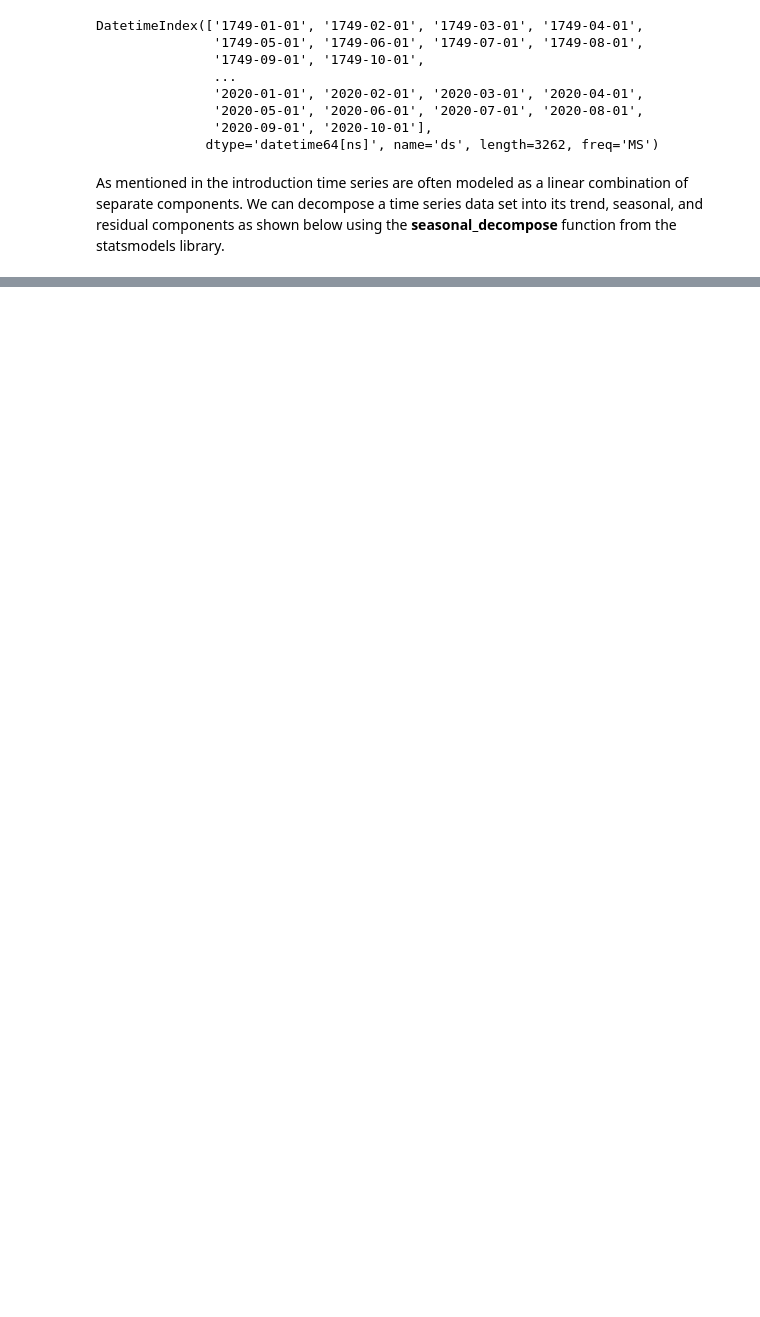
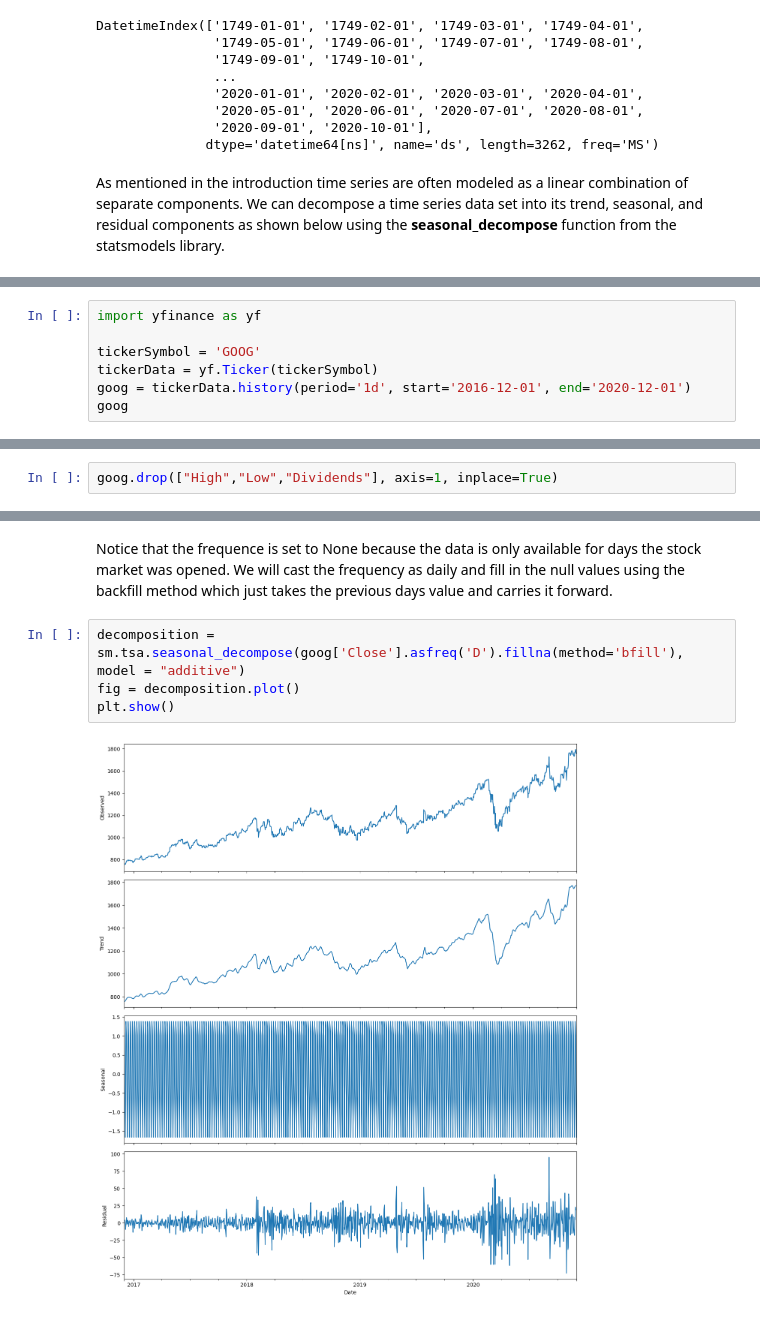
Before and after one commit to cristobalmitchell/Time-Series-Forecasting, a Jupyter notebook: time-series-forecasting.ipynb, the cells around one changed output, grey strips where cells are left out. Saved outputs shown, nothing was run; the diff lists cells and outputs as text; blank space fills up the shorter version.

```diff
--- a/time-series-forecasting.ipynb
+++ b/time-series-forecasting.ipynb
@@ -119,0 +112,7 @@ plt.show()
+# %%
+import yfinance as yf
+
+tickerSymbol = 'GOOG'
+tickerData = yf.Ticker(tickerSymbol)
+goog = tickerData.history(period='1d', start='2016-12-01', end='2020-12-01')
+goog
@@ -119,0 +136,2 @@ plt.show()
+# %%
+goog.drop(["High","Low","Dividends"], axis=1, inplace=True)
@@ -119,0 +157,8 @@ plt.show()
+# %% [markdown]
+Notice that the frequence is set to None because the data is only available for days the stock market was opened. We will cast the frequency as daily and fill in the null values using the backfill method which just takes the previous days value and carries it forward.
+# %%
+decomposition = sm.tsa.seasonal_decompose(goog['Close'].asfreq('D').fillna(method='bfill'), model = "additive")
+fig = decomposition.plot()
+plt.show()
+# %% [output]
+[figure, added]
```
Also changed, not shown: parts of 16 cells of this notebook.
